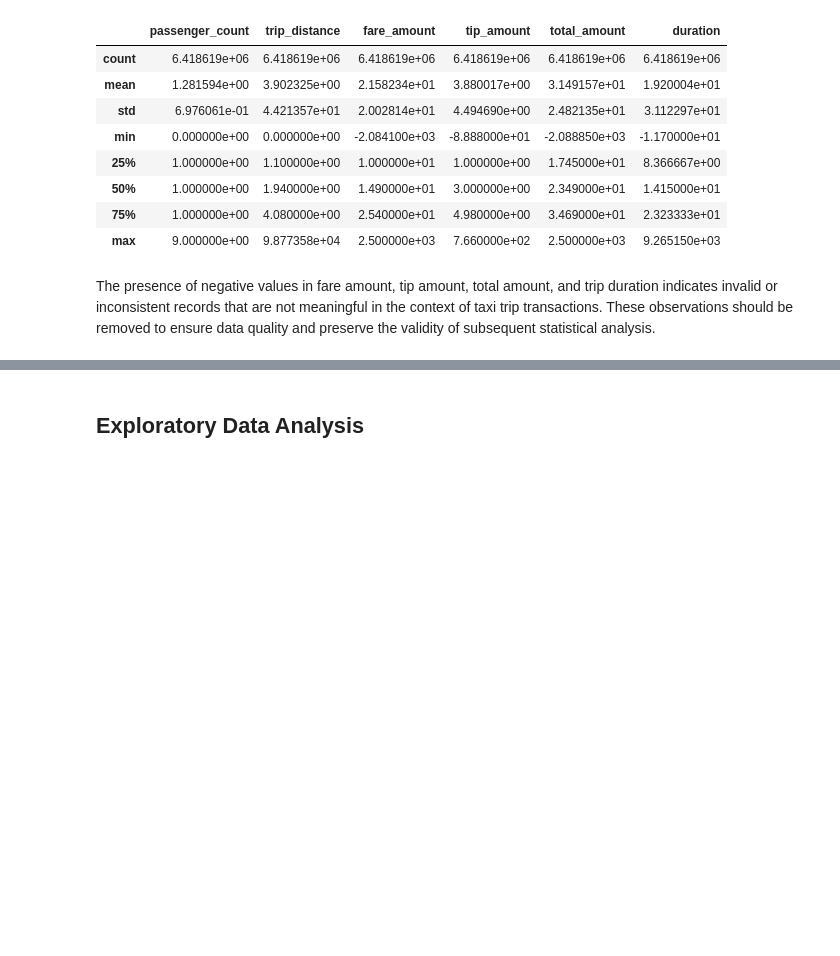
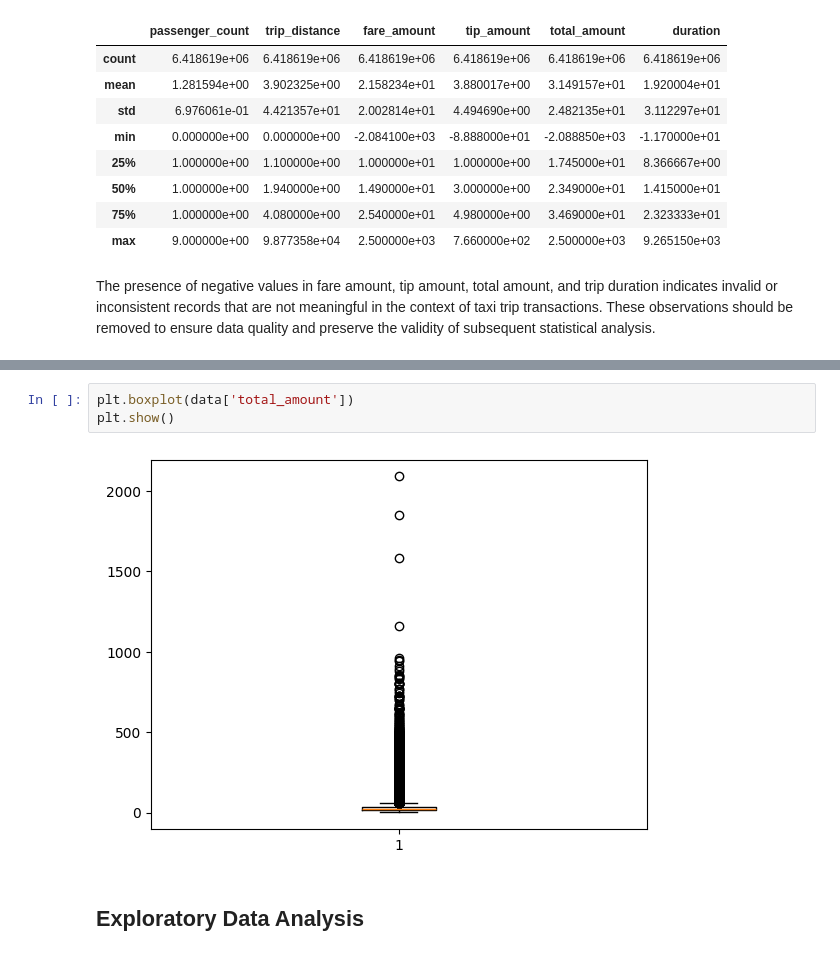
Before and after one commit to suparnachowdhury/Hypothesis-Testing-for-Taxi-Revenue-Optimization, a Jupyter notebook: Hypothesis Testing for Taxi Revenue Optimization.ipynb, the cells around one changed output, grey strips where cells are left out. Drawn from its saved outputs; the diff is of its cells as text; blank space fills up the shorter version.

```diff
--- a/Hypothesis Testing for Taxi Revenue Optimization.ipynb
+++ b/Hypothesis Testing for Taxi Revenue Optimization.ipynb
@@ -298,2 +318,7 @@ data = data[data['duration'] > 0)]
+# %%
+plt.boxplot(data['total_amount'])
+plt.show()
+# %% [output]
+[figure, added]
 # %% [markdown]
 ## Exploratory Data Analysis
```
Also changed, not shown: parts of 4 cells of this notebook.
